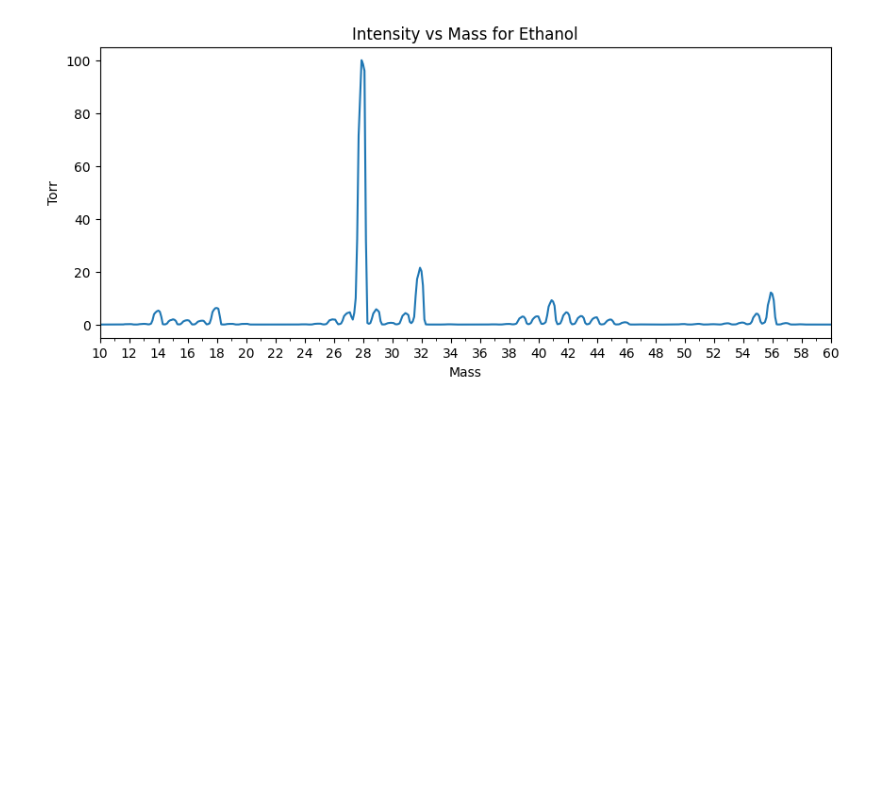
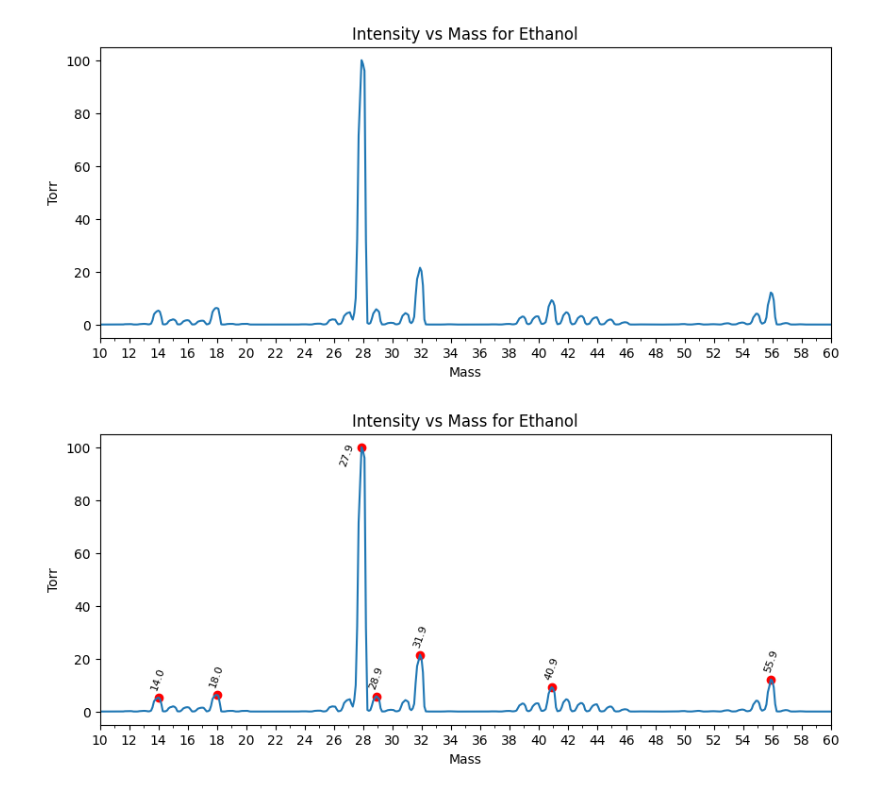
Before and after one commit to kearb-stomp/AdvLabs, a Jupyter notebook: Lab 3/Task 3.ipynb, the cells around one changed output. Drawn from its saved outputs; the diff is of its cells as text; code cells hidden in the pictures; blank space fills up the shorter version.

```diff
--- a/Lab 3/Task 3.ipynb
+++ b/Lab 3/Task 3.ipynb
@@ -58,9 +42,9 @@ print(data_dict["Cyclohexane"].head())
 3   1.3            5.570000e-08     4.080000e-08
 4   1.4            3.720000e-08     3.076000e-08
 # %%
-bkg = load_scan("Data/eth_bg.txt")
+bkg = utils.load_scan("Data/eth_bg.txt")
 path = 'Data/eth_1.txt'
-df = load_scan(path)
+df = utils.load_scan(path)
 
 # align on Mass and subtract               (automatic index alignment)
 df["Pressure (torr)"] = (df["Pressure (uncorrected)"] - bkg["Pressure (uncorrected)"]).clip(lower=0)
@@ -148,3 +132,51 @@ for key, data in data_dict.items():
 # %% [output]
 [figure]
 [figure]
+# %%
+peaks_ethanol, peaks_mass_ethanol = utils.find_peaks(data_dict['Ethanol'], cutoff=5, interval=1.5)
+peaks_cyclohexane, peaks_mass_cyclohexane = utils.find_peaks(data_dict['Cyclohexane'], cutoff=5, interval=1.5)
+# %%
+fig, ax = plt.subplots(figsize=(10, 4))
+ax.plot(data_dict['Ethanol']['Mass'], data_dict['Ethanol']['Intensity'])
+ax.xaxis.set_major_locator(MultipleLocator(2))
+ax.xaxis.set_minor_locator(MultipleLocator(1))
+ax.scatter(peaks_mass_ethanol, peaks_ethanol, color='red')
+for m, I in zip(peaks_mass_ethanol, peaks_ethanol):
+    if I < 80:
+        ax.annotate(f'{m:.1f}',          # label text, 1-decimal mass
+                    xy=(m, I),           # point to annotate
+                    xytext=(0, 5),       # (x-offset, y-offset) in points
+                    textcoords='offset points',
+                    ha='center',         # horizontal alignment
+                    va='bottom',         # vertical alignment
+                    fontsize=8,
+                    rotation=70)         # slanted like your sample
+    else:
+            ax.annotate(f'{m:.1f}',          # label text, 1-decimal mass
+                xy=(m-1, I-10),           # point to annotate
+                xytext=(0, 5),       # (x-offset, y-offset) in points
+                textcoords='offset points',
+                ha='center',         # horizontal alignment
+                va='bottom',         # vertical alignment
+                fontsize=8,
+                rotation=70)         # slanted like your sample
+#    ax.axvline(x=2,                   # x-coordinate where the line should appear
+#        color='red',            # any Matplotlib colour
+#        linestyle='--',         # '--', ':', '-.', or solid '-'
+#        linewidth=1.5,
+#        label='m/z 42')         # optional legend entry
+#    ax.axvline(x=28,                   # x-coordinate where the line should appear
+#        color='red',            # any Matplotlib colour
+#        linestyle='--',         # '--', ':', '-.', or solid '-'
+#        linewidth=1.5,
+#        label='m/z 42')         # optional legend entry
+#    ax.axvline(x=42,                   # x-coordinate where the line should appear
+#        color='red',            # any Matplotlib colour
+#        linestyle='--',         # '--', ':', '-.', or solid '-'
+#        linewidth=1.5,
+#        label='m/z 42')         # optional legend entry
+ax.set_xlim(10, 60)
+ax.set(xlabel='Mass', ylabel='Torr', title=f'Intensity vs Mass for {key}')
+plt.show()
+# %% [output]
+[figure, added]
```
Also changed, not shown: parts of 3 cells of this notebook, 2 other files.
